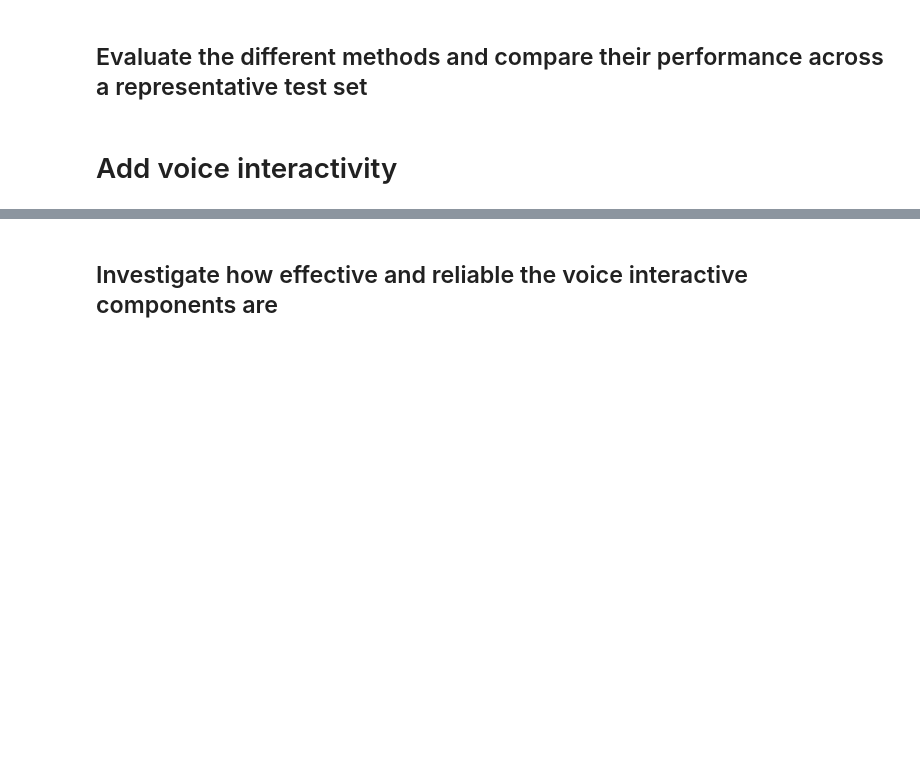
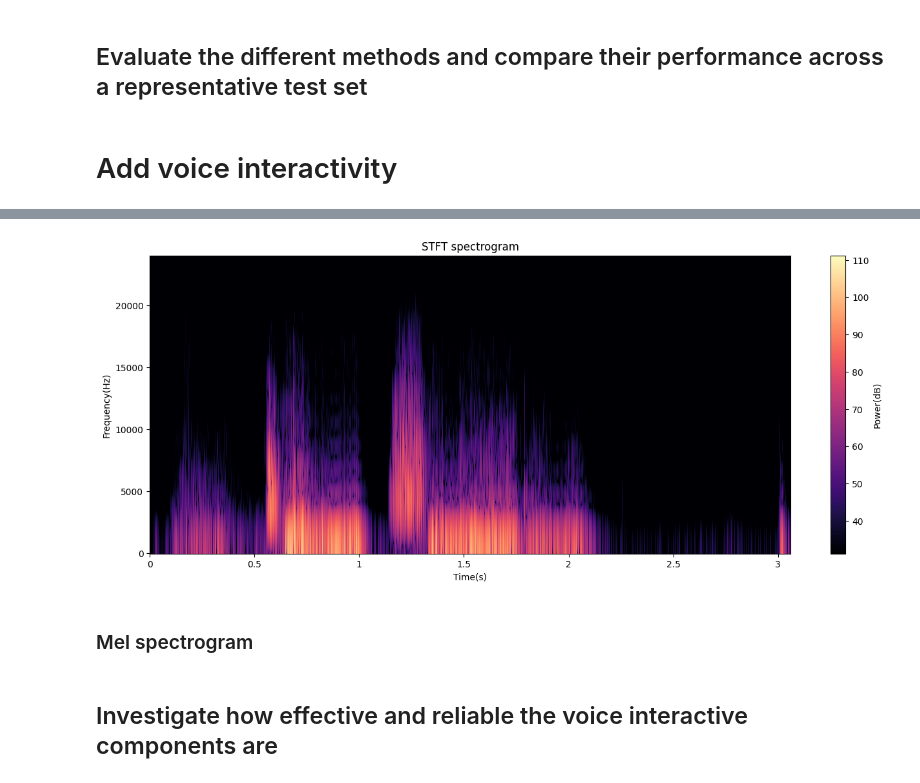
Before and after one commit to Ele975/ML_project2, a Jupyter notebook: AML_project2.ipynb, the cells around one changed output, grey strips where cells are left out. Drawn from its saved outputs; the diff is of its cells as text; code cells hidden in the pictures; blank space fills up the shorter version.

```diff
--- a/AML_project2.ipynb
+++ b/AML_project2.ipynb
@@ -287,3 +501,27 @@ Similarity: 0.6060172
+# %%
+# 512 samples
+nr_samples = pow(2,9)
+
+# window
+window = 25
+# separation
+separation = 10
+STFT = librosa.stft(y=audio, n_fft=nr_samples, win_length=window, hop_length =separation)
+
+magnitude = STFT
+log_spectrogram = librosa.amplitude_to_db(np.abs(magnitude))
+
+fig = plt.figure(figsize=(16, 6))
+librosa.display.specshow(log_spectrogram, sr=sr, hop_length=separation, x_axis="time", y_axis="linear")
+plt.colorbar(label='Power(dB)')
+plt.xlabel('Time(s)')
+plt.ylabel('Frequency(Hz)')
+plt.title("STFT spectrogram")
+plt.show()
+# %% [output]
+[figure, added]
+# %% [markdown]
+### Mel spectrogram
 # %% [markdown]
 ## Investigate how effective and reliable the voice interactive components are
 # %% [markdown]
```
Also changed, not shown: parts of 20 cells of this notebook.
